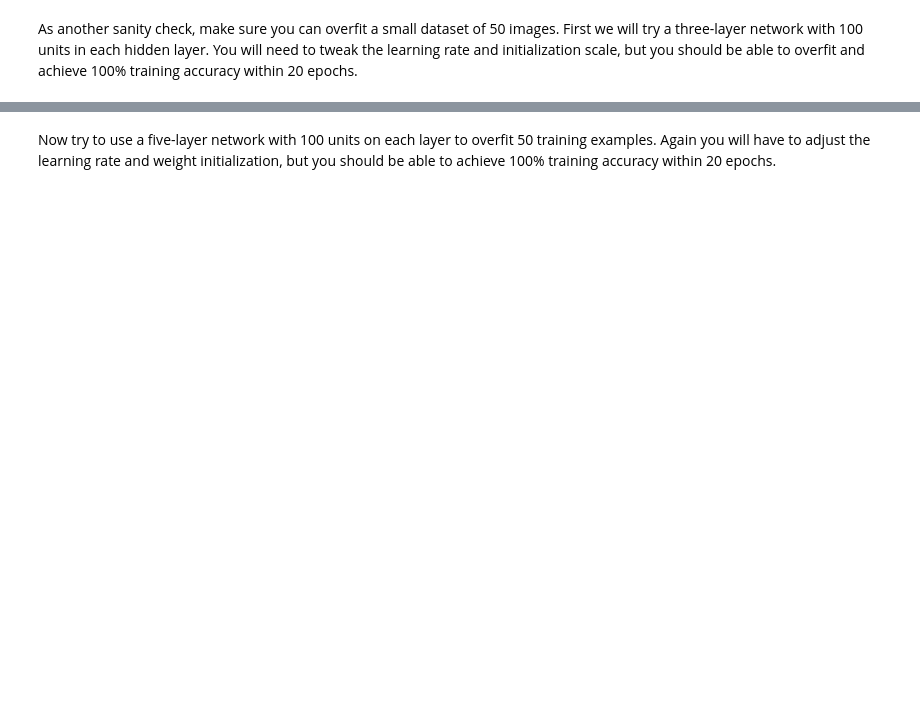
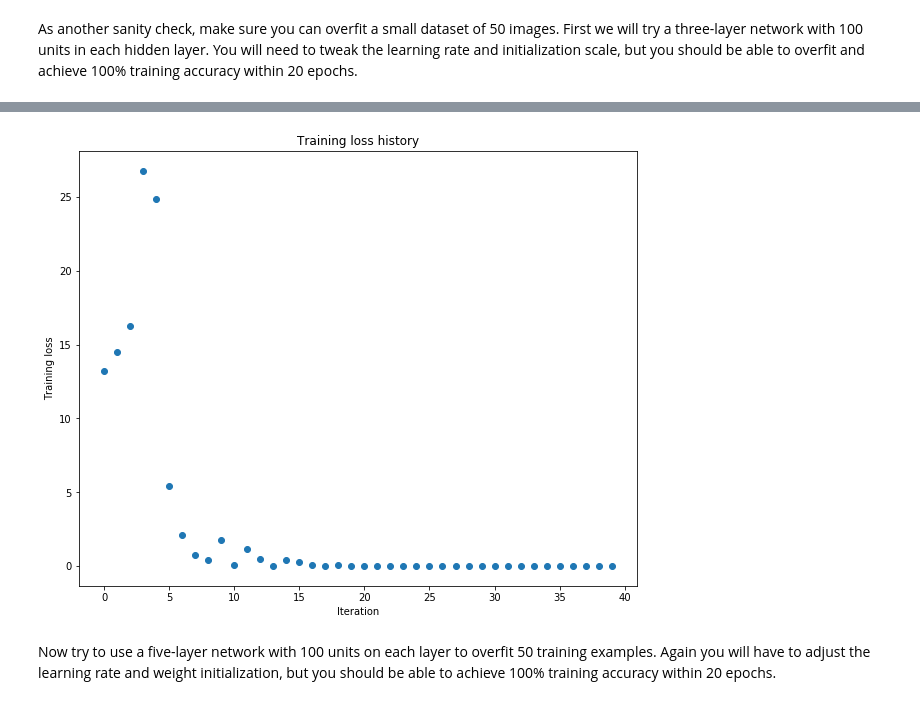
Before and after one commit to Burton2000/CS231n-2017, a Jupyter notebook: assignment2/FullyConnectedNets.ipynb, the cells around one changed output, grey strips where cells are left out. Drawn from its saved outputs; the diff is of its cells as text; code cells hidden in the pictures; blank space fills up the shorter version.

```diff
--- a/assignment2/FullyConnectedNets.ipynb
+++ b/assignment2/FullyConnectedNets.ipynb
@@ -435,8 +446,8 @@ small_data = {
   'y_val': data['y_val'],
 }
 
-weight_scale = 1e-2
-learning_rate = 1e-4
+weight_scale = 3.9e-2
+learning_rate = 2e-3
 model = FullyConnectedNet([100, 100],
               weight_scale=weight_scale, dtype=np.float64)
 solver = Solver(model, small_data,
@@ -453,3 +464,4 @@ plt.title('Training loss history')
 plt.xlabel('Iteration')
 plt.ylabel('Training loss')
 plt.show()
+# %% [output]
@@ -456,3 +485,4 @@ plt.show()
+[figure, added]
 # %% [markdown]
 Now try to use a five-layer network with 100 units on each layer to overfit 50 training examples. Again you will have to adjust the learning rate and weight initialization, but you should be able to achieve 100% training accuracy within 20 epochs.
 # %%
```
Also changed, not shown: parts of 8 cells of this notebook, 2 other files.
